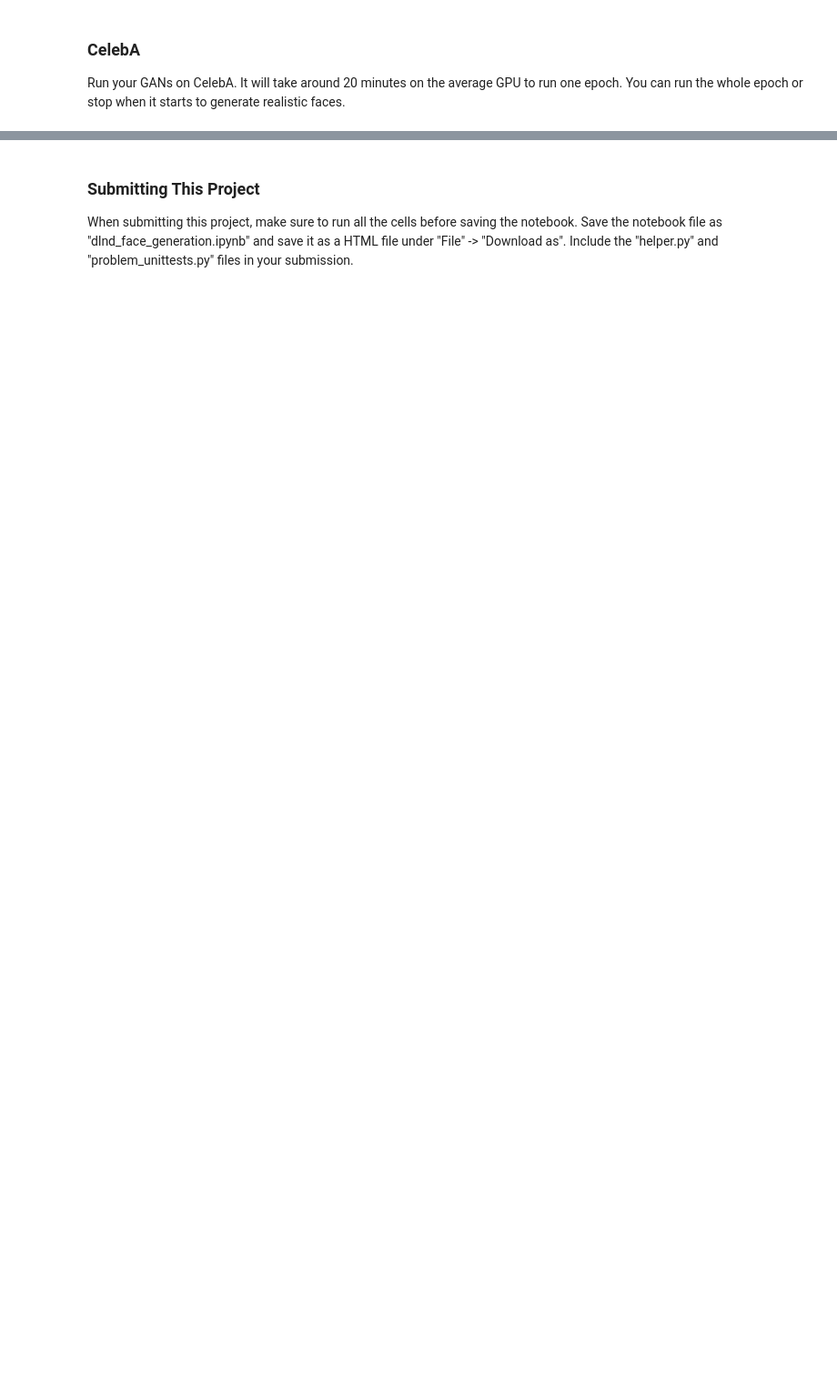
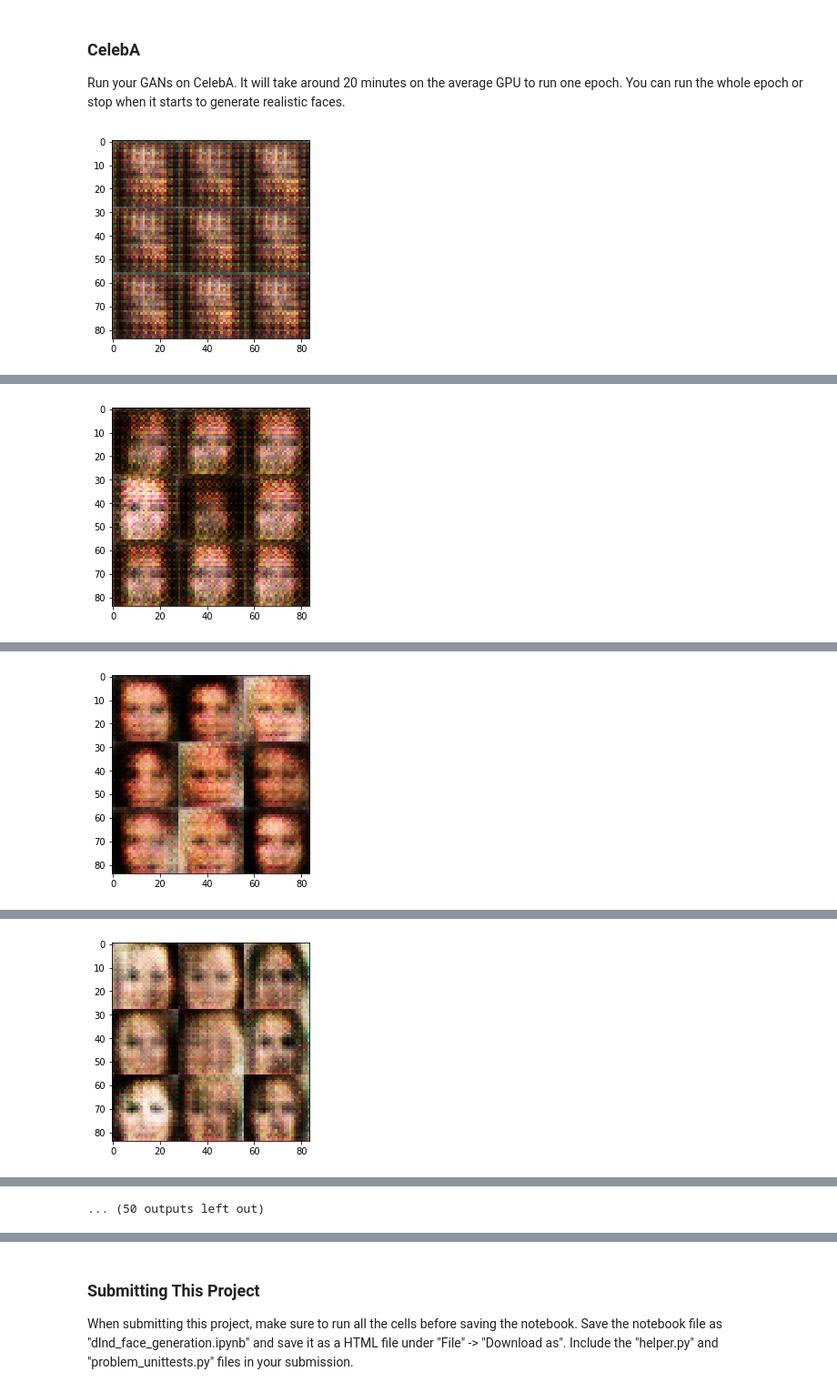
Before and after one commit to joshnewnham/udacity_nd101_project5, a Jupyter notebook: dlnd_face_generation.ipynb, the cells around one changed output, grey strips where cells are left out. Shown at 91% size. Cells and saved outputs as stored; diff of their text form; code cells hidden in the pictures; blank space fills up the shorter version.

```diff
--- a/dlnd_face_generation.ipynb
+++ b/dlnd_face_generation.ipynb
@@ -462,20 +474,22 @@ plt.legend()
 ### CelebA
 Run your GANs on CelebA.  It will take around 20 minutes on the average GPU to run one epoch.  You can run the whole epoch or stop when it starts to generate realistic faces.
 # %%
-batch_size = 128
+batch_size = 64
 z_dim = 100
 learning_rate = 0.0002
 beta1 = 0.5
 alpha = 0.2
 # Smoothing
 smooth = 0.1
 
 """
 DON'T MODIFY ANYTHING IN THIS CELL THAT IS BELOW THIS LINE
 """
 epochs = 1
 
 celeba_dataset = helper.Dataset('celeba', glob(os.path.join(data_dir, 'img_align_celeba/*.jpg')))
 with tf.Graph().as_default():
-    train(epochs, batch_size, z_dim, learning_rate, beta1, celeba_dataset.get_batches,
+    celeba_losses = train(epochs, batch_size, z_dim, learning_rate, beta1, celeba_dataset.get_batches,
           celeba_dataset.shape, celeba_dataset.image_mode, alpha=alpha, smooth=smooth)
+# %% [output]
+[figure, added]
@@ -481,0 +497 @@ with tf.Graph().as_default():
+[figure, added]
@@ -481,0 +499 @@ with tf.Graph().as_default():
+[figure, added]
@@ -481,0 +501 @@ with tf.Graph().as_default():
+[figure, added]
@@ -481,0 +507 @@ with tf.Graph().as_default():
+... (50 outputs left out)
```
Also changed, not shown: parts of 7 cells of this notebook, 1 other file.
